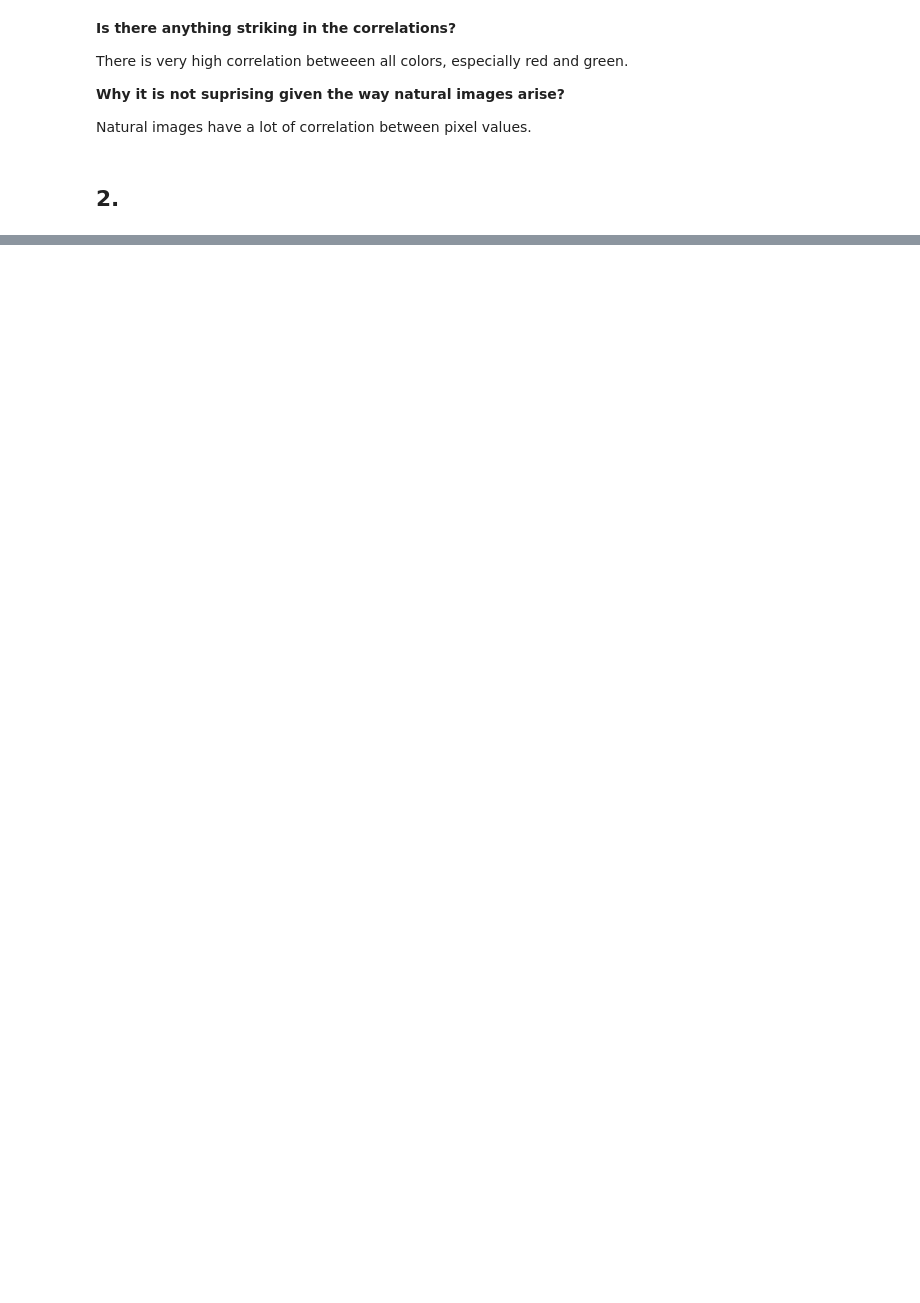
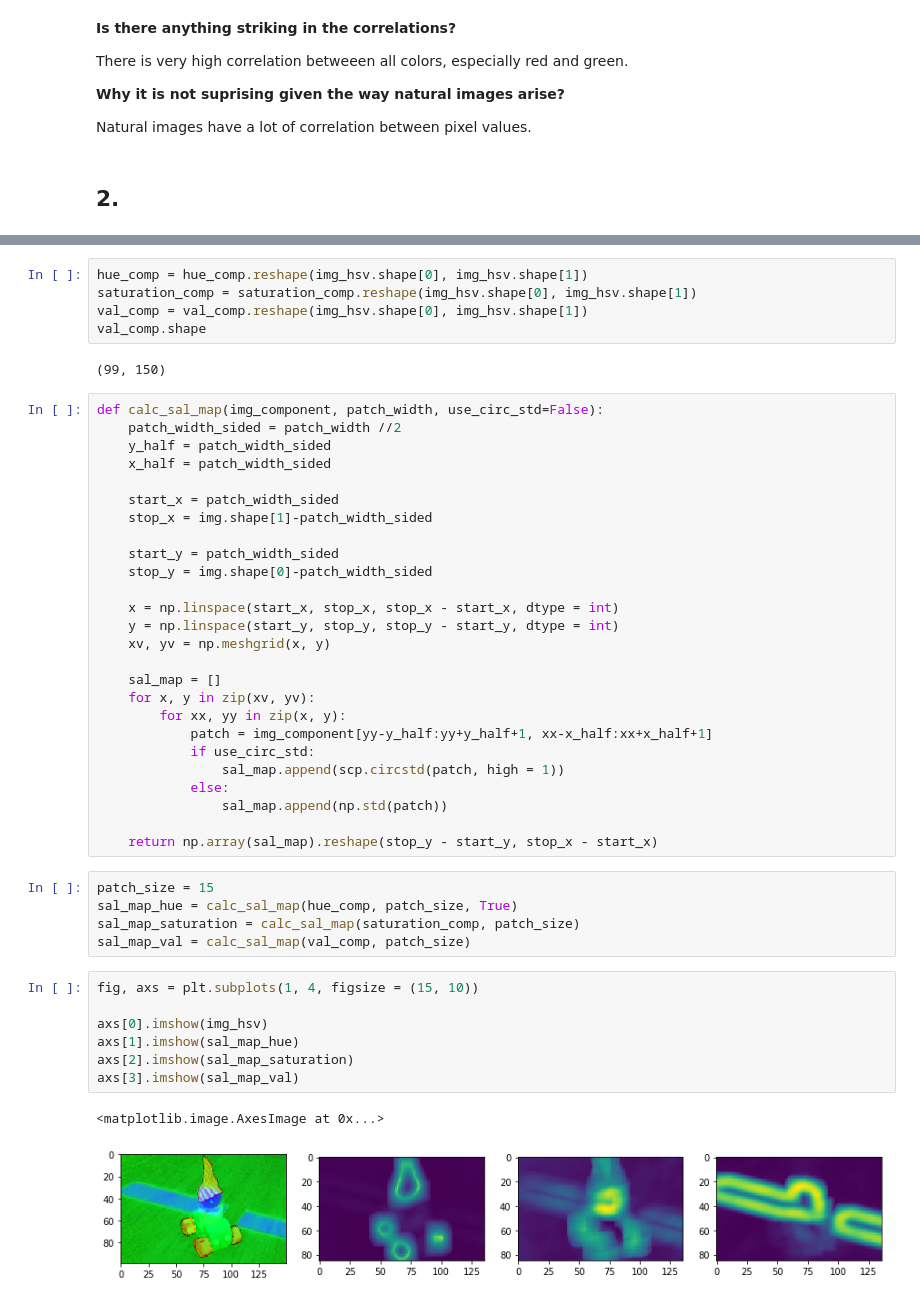
Before and after one commit to DorotheaMueller/mhbf, a Jupyter notebook: ex_4_budding_mueller.ipynb, the cells around one changed output, grey strips where cells are left out. Cells and saved outputs as stored; diff of their text form; blank space fills up the shorter version.

```diff
--- a/ex_4_budding_mueller.ipynb
+++ b/ex_4_budding_mueller.ipynb
@@ -47,0 +102,48 @@ Natural images have a lot of correlation between pixel values.
+# %%
+hue_comp = hue_comp.reshape(img_hsv.shape[0], img_hsv.shape[1])
+saturation_comp = saturation_comp.reshape(img_hsv.shape[0], img_hsv.shape[1])
+val_comp = val_comp.reshape(img_hsv.shape[0], img_hsv.shape[1])
+val_comp.shape
+# %% [output]
+(99, 150)
+# %%
+def calc_sal_map(img_component, patch_width, use_circ_std=False):
+    patch_width_sided = patch_width //2
+    y_half = patch_width_sided
+    x_half = patch_width_sided
+
+    start_x = patch_width_sided
+    stop_x = img.shape[1]-patch_width_sided
+
+    start_y = patch_width_sided
+    stop_y = img.shape[0]-patch_width_sided
+
+    x = np.linspace(start_x, stop_x, stop_x - start_x, dtype = int)
+    y = np.linspace(start_y, stop_y, stop_y - start_y, dtype = int)
+    xv, yv = np.meshgrid(x, y)
+
+    sal_map = []
+    for x, y in zip(xv, yv):
+        for xx, yy in zip(x, y):
+            patch = img_component[yy-y_half:yy+y_half+1, xx-x_half:xx+x_half+1]
+            if use_circ_std:
+                sal_map.append(scp.circstd(patch, high = 1))
+            else:
+                sal_map.append(np.std(patch))
+
+    return np.array(sal_map).reshape(stop_y - start_y, stop_x - start_x)
+# %%
+patch_size = 15
+sal_map_hue = calc_sal_map(hue_comp, patch_size, True)
+sal_map_saturation = calc_sal_map(saturation_comp, patch_size)
+sal_map_val = calc_sal_map(val_comp, patch_size)
+# %%
+fig, axs = plt.subplots(1, 4, figsize = (15, 10))
+
+axs[0].imshow(img_hsv)
+axs[1].imshow(sal_map_hue)
+axs[2].imshow(sal_map_saturation)
+axs[3].imshow(sal_map_val)
+# %% [output]
+<matplotlib.image.AxesImage at 0x...>
+[figure, added]
```
Also changed, not shown: parts of 12 cells of this notebook.
